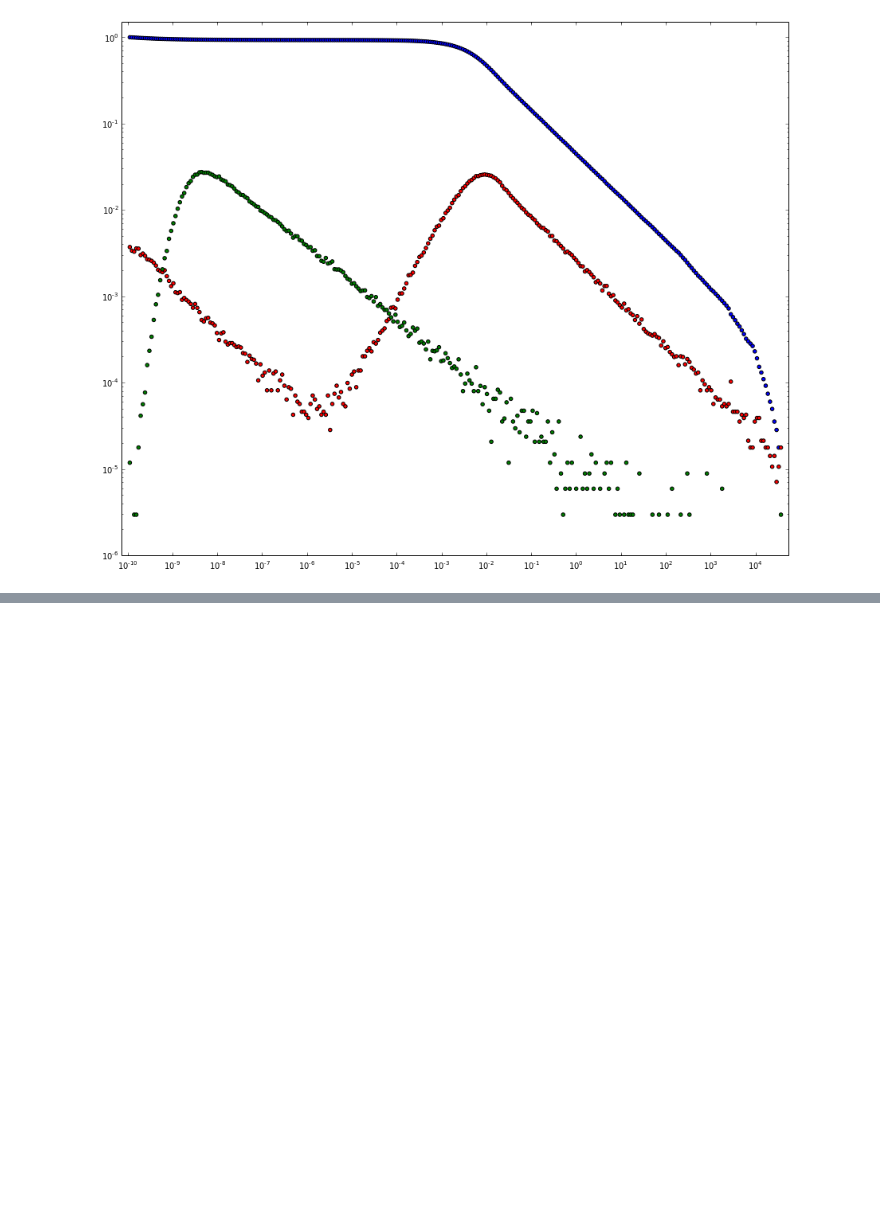
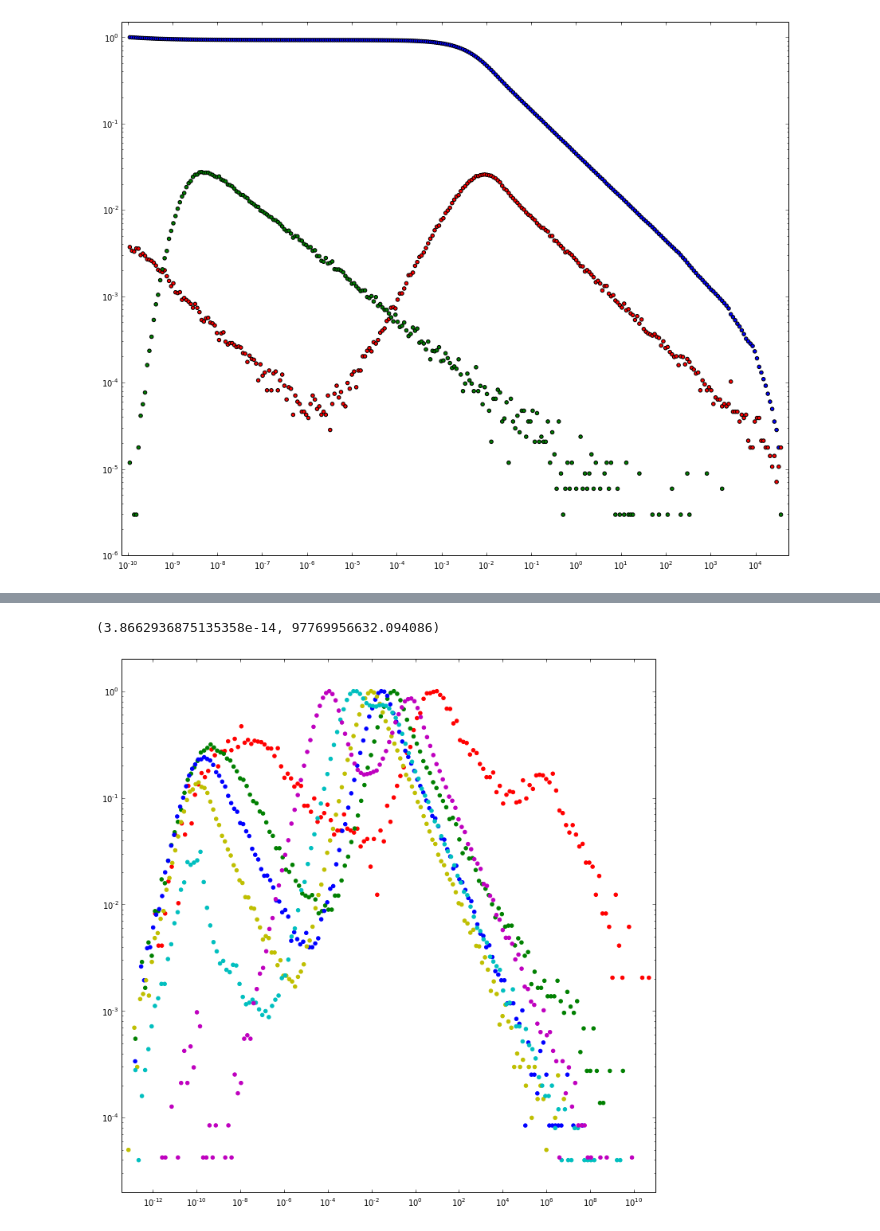
Before and after one commit to forrestsheldon/memNets, a Jupyter notebook: Voltage_Distributions.ipynb, the cells around one changed output, grey strips where cells are left out. Cells and saved outputs as stored; diff of their text form; code cells hidden in the pictures; blank space fills up the shorter version.

```diff
--- a/Voltage_Distributions.ipynb
+++ b/Voltage_Distributions.ipynb
@@ -333,0 +371,33 @@ ax.set_xlim((10**bin_min)/2, 2*(10**bin_max))
+# %%
+fig, ax = plt.subplots(figsize=(12, 12))
+colors = ['r', 'g', 'b', 'y', 'c', 'm']
+bin_min = 1e30
+bin_max = 0
+y_min = 1e30
+y_max = 1
+for p, voltage_drops, c in zip(concentrations, voltage_drops_by_concentration, colors):
+
+    switching_times = [1 / V for V in voltage_drops]
+    switching_times.sort()
+    residence_times = np.ediff1d(switching_times)
+    residence_times = residence_times[residence_times!=0]
+    hist, bins = np.histogram(np.log10(residence_times), 150)
+    pdf = hist / max(hist)
+    sample_min = 1 / max(hist)
+
+    ax.scatter(10**bins[1:], pdf, color=c)
+    if bins[1:].min() < bin_min:
+        bin_min = bins[1:].min()
+    if bins[1:].max() > bin_max:
+        bin_max = bins[1:].max()
+    if sample_min < y_min:
+        y_min = sample_min
+
+
+ax.set_yscale('log')
+ax.set_xscale('log')
+ax.set_ylim(y_min/2, y_max * 2)
+ax.set_xlim((10**bin_min)/2, 2*(10**bin_max))
+# %% [output]
+(3.8662936875135358e-14, 97769956632.094086)
+[figure, added]
```
Also changed, not shown: parts of 5 cells of this notebook.
